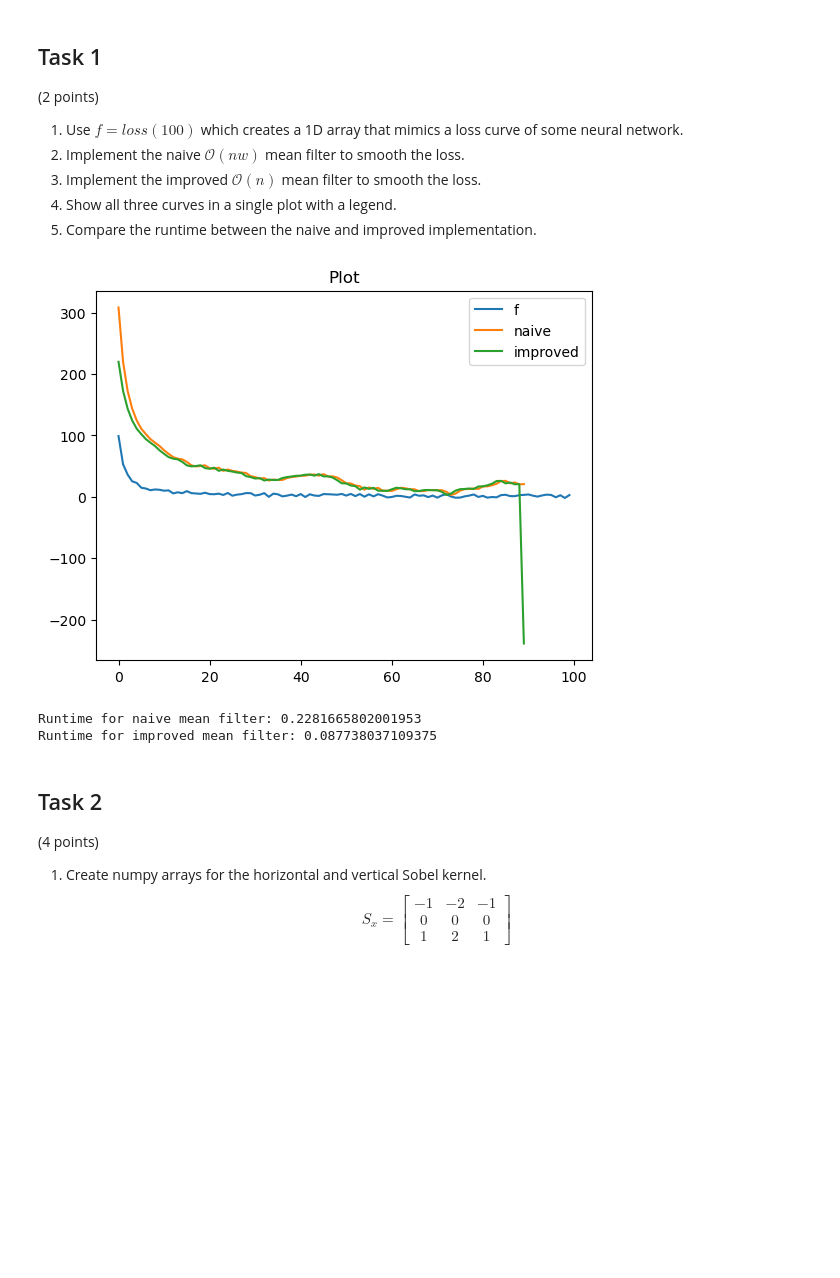
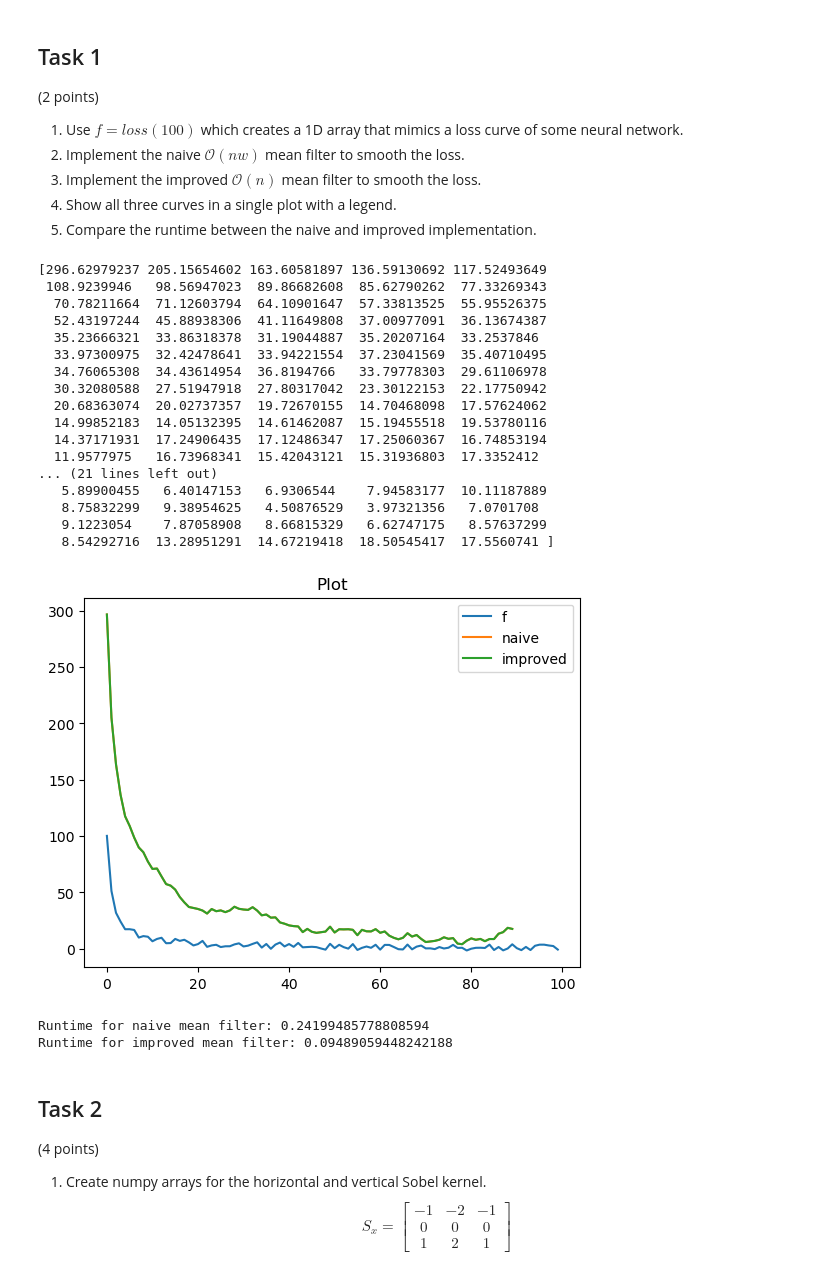
Before and after one commit to leopotato5/3dcv, a Jupyter notebook: 2.0-tl-image-filter.ipynb, the cells around one changed output. Drawn from its saved outputs; the diff is of its cells as text; code cells hidden in the pictures; blank space fills up the shorter version.

Commit message:
mean filter works perfectly

```diff
--- a/2.0-tl-image-filter.ipynb
+++ b/2.0-tl-image-filter.ipynb
@@ -62,45 +62,70 @@ def improved_running_mean(f, w):
     '''
     g = np.zeros(np.shape(f)[0] - 2 * w)
     f_tilde = np.cumsum(f)
+    g[0] = f_tilde[2*w]
 
-    for x in range(w , np.shape(f_tilde)[0] - w):
 
-        g[x - w - 1] = ( f_tilde[x + w] - f_tilde[x - w - 1] )
+    for x in range(w+1 , np.shape(f_tilde)[0] - w ):
+
+        g[x-w] = ( f_tilde[x + w] - f_tilde[x - w - 1])
+
+
 
     return g
 
 # 4.
 ws = 5
 
 # TODO: Plot all three curves in a single plot
 plt.plot(f)
 plt.plot(naive_running_mean(f, ws))
 plt.plot(improved_running_mean(f, ws))
+print( naive_running_mean(f, ws))
+print('heyy')
+
+print(improved_running_mean(f, ws))
 plt.legend(["f", "naive", "improved"])
 plt.title("Plot")
 plt.show()
 
 
 
 # 5.
 
 # TODO: Measure and print the runtime of both methods in Milliseconds
 start_t0 = time.time()
 naive_running_mean(f, ws)
 end_t0 = time.time()
 print('Runtime for naive mean filter: {}' .format((end_t0 - start_t0) * 1000))
 
 
 
 start_t1 = time.time()
 improved_running_mean(f, ws)
 end_t1 = time.time()
 
 print('Runtime for improved mean filter: {}' .format((end_t1 - start_t1) * 1000))
 # %% [output]
+[296.62979237 205.15654602 163.60581897 136.59130692 117.52493649
+ 108.9239946   98.56947023  89.86682608  85.62790262  77.33269343
+  70.78211664  71.12603794  64.10901647  57.33813525  55.95526375
+  52.43197244  45.88938306  41.11649808  37.00977091  36.13674387
+  35.23666321  33.86318378  31.19044887  35.20207164  33.2537846
+  33.97300975  32.42478641  33.94221554  37.23041569  35.40710495
+  34.76065308  34.43614954  36.8194766   33.79778303  29.61106978
+  30.32080588  27.51947918  27.80317042  23.30122153  22.17750942
+  20.68363074  20.02737357  19.72670155  14.70468098  17.57624062
+  14.99852183  14.05132395  14.61462087  15.19455518  19.53780116
+  14.37171931  17.24906435  17.12486347  17.25060367  16.74853194
+  11.9577975   16.73968341  15.42043121  15.31936803  17.3352412
+... (21 lines left out)
+   5.89900455   6.40147153   6.9306544    7.94583177  10.11187889
+   8.75832299   9.38954625   4.50876529   3.97321356   7.0701708
+   9.1223054    7.87058908   8.66815329   6.62747175   8.57637299
+   8.54292716  13.28951291  14.67219418  18.50545417  17.5560741 ]
-[figure, old version]
+[figure, new version]
-Runtime for naive mean filter: 0.2281665802001953
-Runtime for improved mean filter: 0.087738037109375
+Runtime for naive mean filter: 0.24199485778808594
+Runtime for improved mean filter: 0.09489059448242188
 # %% [markdown]
 ## Task 2
 (4 points)
```
Also changed, not shown: parts of 1 cell of this notebook.
